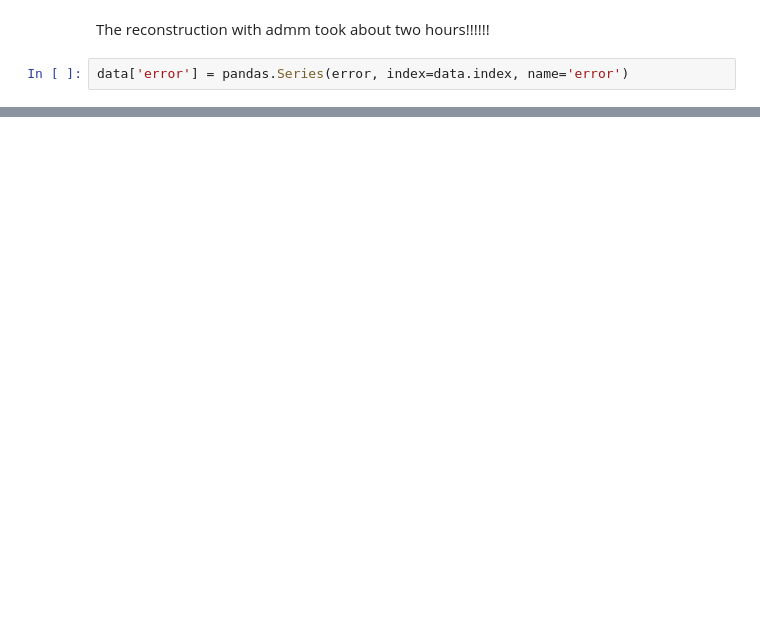
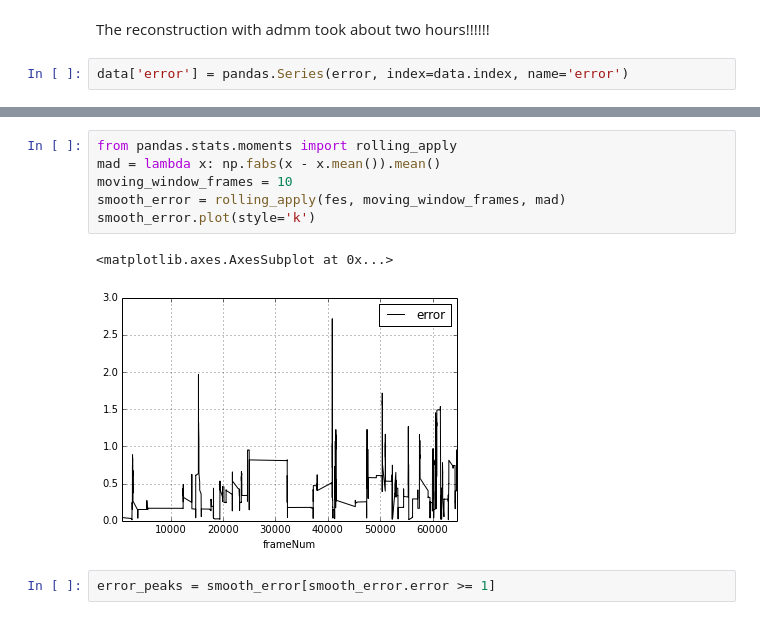
Before and after one commit to ingenieroariel/thesis, a Jupyter notebook: notes/034-visual-mbh-online-lars.ipynb, the cells around one changed output, grey strips where cells are left out. Saved outputs shown, nothing was run; the diff lists cells and outputs as text; blank space fills up the shorter version.

```diff
--- a/notes/034-visual-mbh-online-lars.ipynb
+++ b/notes/034-visual-mbh-online-lars.ipynb
@@ -390,0 +406,11 @@ draw_trajectories('../../subway_exit_turnstiles.avi', data, groundtruth, '../../
+# %%
+from pandas.stats.moments import rolling_apply
+mad = lambda x: np.fabs(x - x.mean()).mean()
+moving_window_frames = 10
+smooth_error = rolling_apply(fes, moving_window_frames, mad)
+smooth_error.plot(style='k')
+# %% [output]
+<matplotlib.axes.AxesSubplot at 0x...>
+[figure, added]
+# %%
+error_peaks = smooth_error[smooth_error.error >= 1]
```
Also changed, not shown: parts of 23 cells of this notebook, 1 other file.
